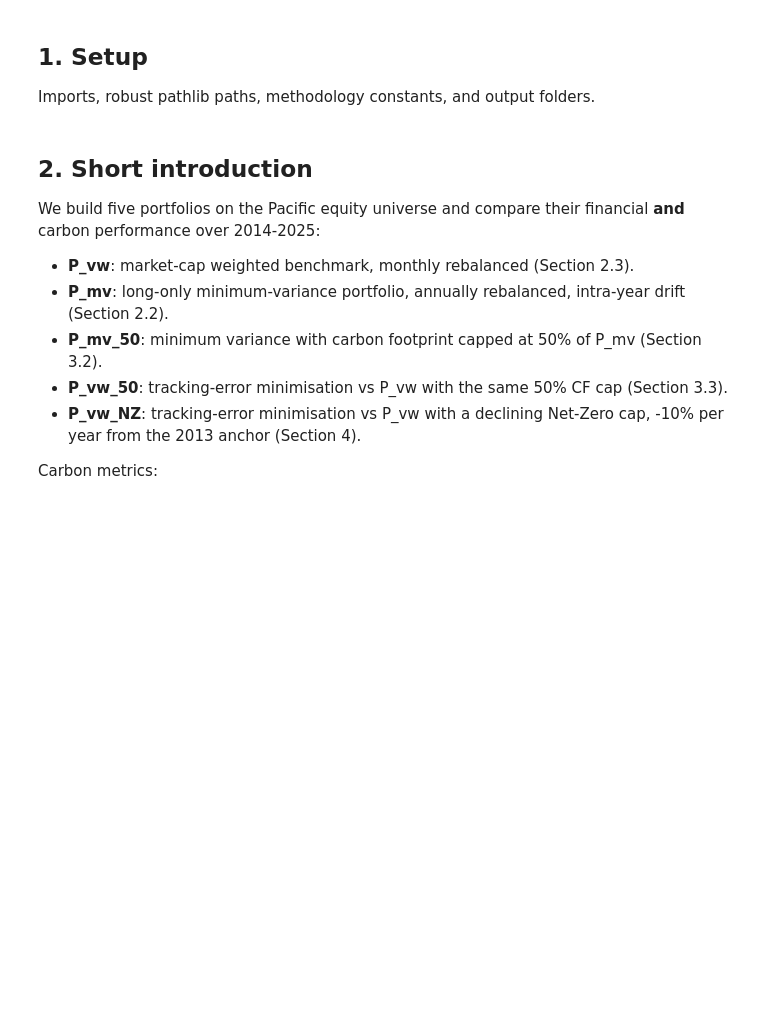
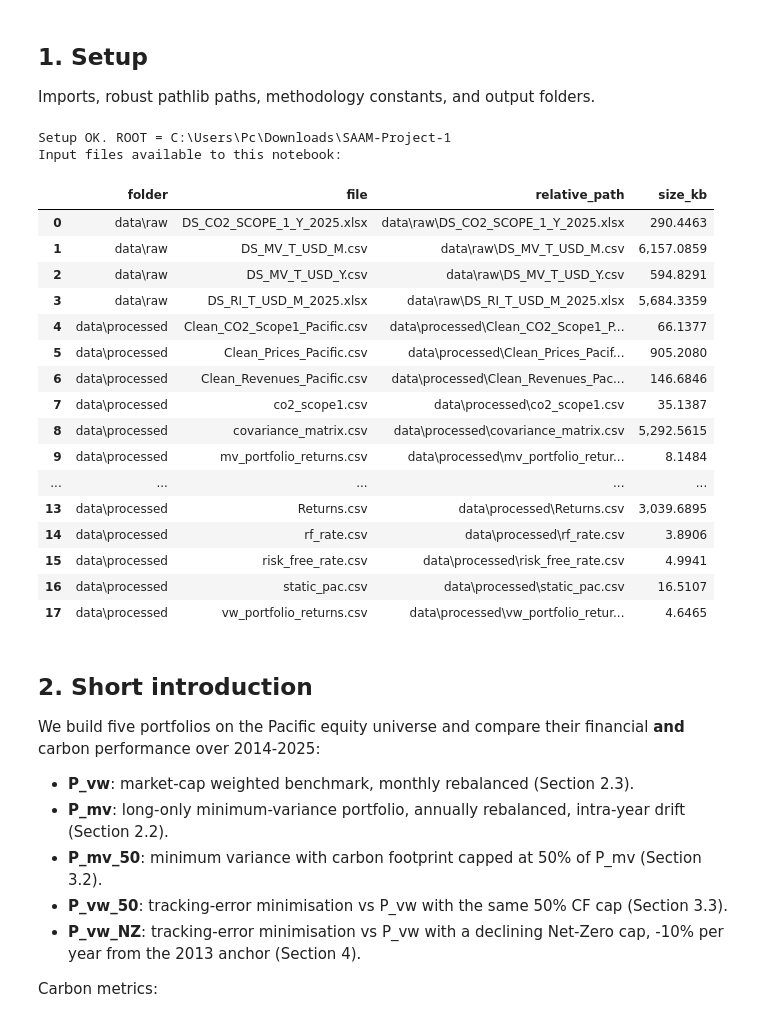
Before and after one commit to saadsch/SAAM-Project, a Jupyter notebook: SAAM_NOTEBOOK.ipynb, the cells around one changed output. Saved outputs shown, nothing was run; the diff lists cells and outputs as text; code cells hidden in the pictures; blank space fills up the shorter version.

Commit message:
notebook corrected

```diff
--- a/SAAM_NOTEBOOK.ipynb
+++ b/SAAM_NOTEBOOK.ipynb
@@ -25,33 +25,70 @@ import numpy as np
 import pandas as pd
 import matplotlib.pyplot as plt
 from scipy.optimize import minimize
 
 # project paths
 ROOT = Path.cwd()
 if ROOT.name == "src":
     ROOT = ROOT.parent
 DATA = ROOT / "data"
 RAW = DATA / "raw"
 PROCESSED = DATA / "processed"
 OUTPUTS = ROOT / "outputs"
 TABLES = OUTPUTS / "tables"
 FIGURES = OUTPUTS / "figures"
 for d in (OUTPUTS, TABLES, FIGURES):
     d.mkdir(parents=True, exist_ok=True)
 
 # methodology constants (identical to the src reference)
 YEAR_FIRST = 2013      # first allocation year (decision at end of Y)
 YEAR_LAST = 2024       # last allocation year -> implementation Y+1 = 2025
 PERF_START = 2014      # first implementation year (inclusive)
 PERF_END = 2025        # last implementation year (inclusive)
 ESTIM_MONTHS = 120     # 10-year rolling estimation window
 MIN_OBS = 36           # >= 3 years of returns in the window
 STALE_THRESHOLD = 0.50 # <= 50% zero returns in the window
 RIDGE_EPS = 1e-6       # ridge added to Sigma
 THETA_NZ = 0.10        # 10% per year carbon decay (Part 4)
 
 pd.options.display.float_format = "{:,.4f}".format
 print("Setup OK. ROOT =", ROOT)
+
+def file_inventory(folder):
+    """Return a notebook-friendly inventory of files under a folder."""
+    rows = []
+    for path in sorted(folder.rglob("*")):
+        if path.is_file():
+            rows.append({
+                "folder": str(path.parent.relative_to(ROOT)),
+                "file": path.name,
+                "relative_path": str(path.relative_to(ROOT)),
+                "size_kb": path.stat().st_size / 1024.0,
+            })
+    return pd.DataFrame(rows)
+
+input_files = pd.concat([file_inventory(RAW), file_inventory(PROCESSED)], ignore_index=True)
+print("Input files available to this notebook:")
+display(input_files)
+# %% [output]
+Setup OK. ROOT = C:\Users\Pc\Downloads\SAAM-Project-1
+Input files available to this notebook:
+|  | folder | file | relative_path | size_kb |
+| 0 | data\raw | DS_CO2_SCOPE_1_Y_2025.xlsx | data\raw\DS_CO2_SCOPE_1_Y_2025.xlsx | 290.4463 |
+| 1 | data\raw | DS_MV_T_USD_M.csv | data\raw\DS_MV_T_USD_M.csv | 6,157.0859 |
+| 2 | data\raw | DS_MV_T_USD_Y.csv | data\raw\DS_MV_T_USD_Y.csv | 594.8291 |
+| 3 | data\raw | DS_RI_T_USD_M_2025.xlsx | data\raw\DS_RI_T_USD_M_2025.xlsx | 5,684.3359 |
+| 4 | data\processed | Clean_CO2_Scope1_Pacific.csv | data\processed\Clean_CO2_Scope1_P... | 66.1377 |
+| 5 | data\processed | Clean_Prices_Pacific.csv | data\processed\Clean_Prices_Pacif... | 905.2080 |
+| 6 | data\processed | Clean_Revenues_Pacific.csv | data\processed\Clean_Revenues_Pac... | 146.6846 |
+| 7 | data\processed | co2_scope1.csv | data\processed\co2_scope1.csv | 35.1387 |
+| 8 | data\processed | covariance_matrix.csv | data\processed\covariance_matrix.csv | 5,292.5615 |
+| 9 | data\processed | mv_portfolio_returns.csv | data\processed\mv_portfolio_retur... | 8.1484 |
+| ... | ... | ... | ... | ... |
+| 13 | data\processed | Returns.csv | data\processed\Returns.csv | 3,039.6895 |
+| 14 | data\processed | rf_rate.csv | data\processed\rf_rate.csv | 3.8906 |
+| 15 | data\processed | risk_free_rate.csv | data\processed\risk_free_rate.csv | 4.9941 |
+| 16 | data\processed | static_pac.csv | data\processed\static_pac.csv | 16.5107 |
+| 17 | data\processed | vw_portfolio_returns.csv | data\processed\vw_portfolio_retur... | 4.6465 |
 # %% [markdown]
 ## 2. Short introduction
 
```
Also changed, not shown: parts of 16 cells of this notebook, 45 other files.
